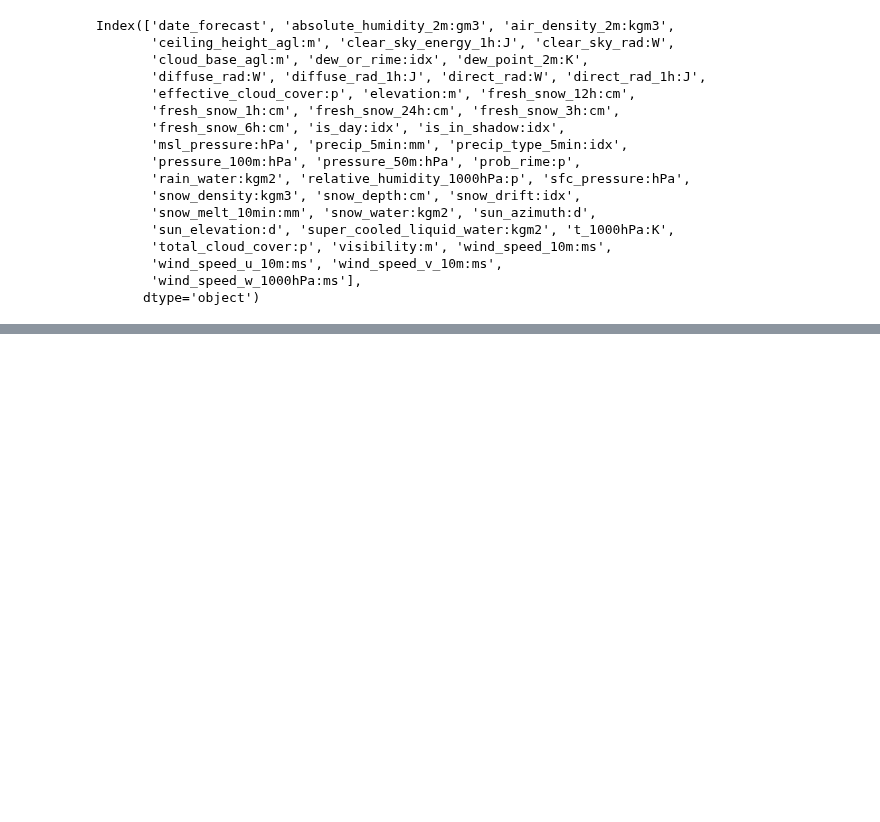
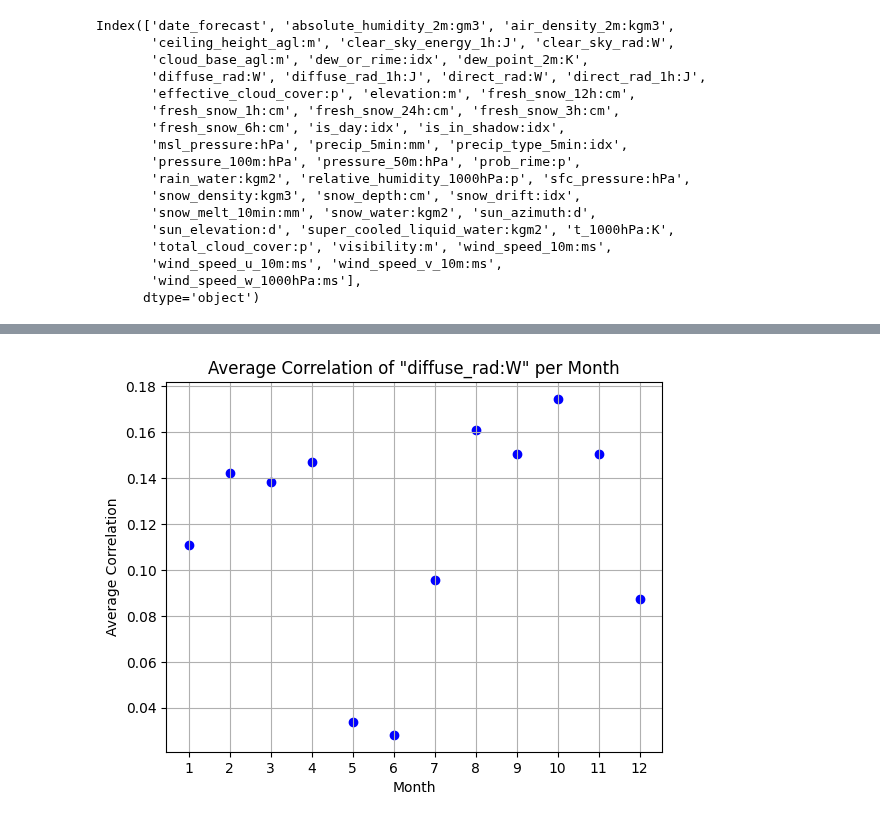
Before and after one commit to simenstang/TDT4173, a Jupyter notebook: data/long_notebook.ipynb, the cells around one changed output, grey strips where cells are left out. Saved outputs shown, nothing was run; the diff lists cells and outputs as text; code cells hidden in the pictures; blank space fills up the shorter version.

```diff
--- a/data/long_notebook.ipynb
+++ b/data/long_notebook.ipynb
@@ -229,0 +314,16 @@ df_A.head(100)
+# %%
+filtered_data = data_a.loc[data_a['Feature'] == 'diffuse_rad:W']
+
+monthly_avg_corr = filtered_data.groupby('Month')['Correlation'].mean()
+
+monthly_avg_corr = monthly_avg_corr.sort_index()
+
+plt.scatter(monthly_avg_corr.index, monthly_avg_corr.values, color='blue')
+plt.xticks(monthly_avg_corr.index)  # Ensure all months are displayed on the x-axis.
+plt.title('Average Correlation of "diffuse_rad:W" per Month')
+plt.xlabel('Month')
+plt.ylabel('Average Correlation')
+plt.grid(True)
+plt.show()
+# %% [output]
+[figure, added]
```
Also changed, not shown: parts of 6 cells of this notebook, 2 other files.
